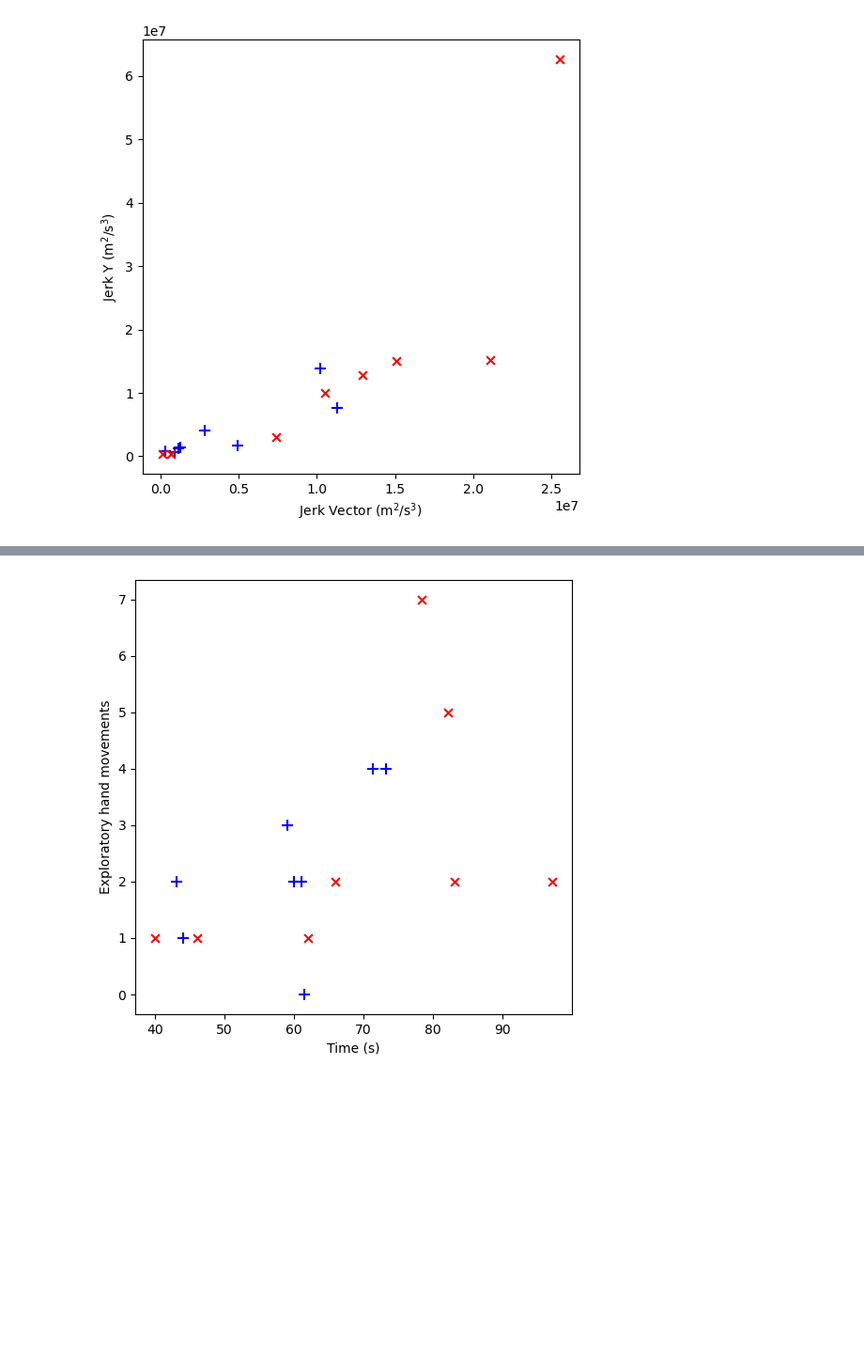
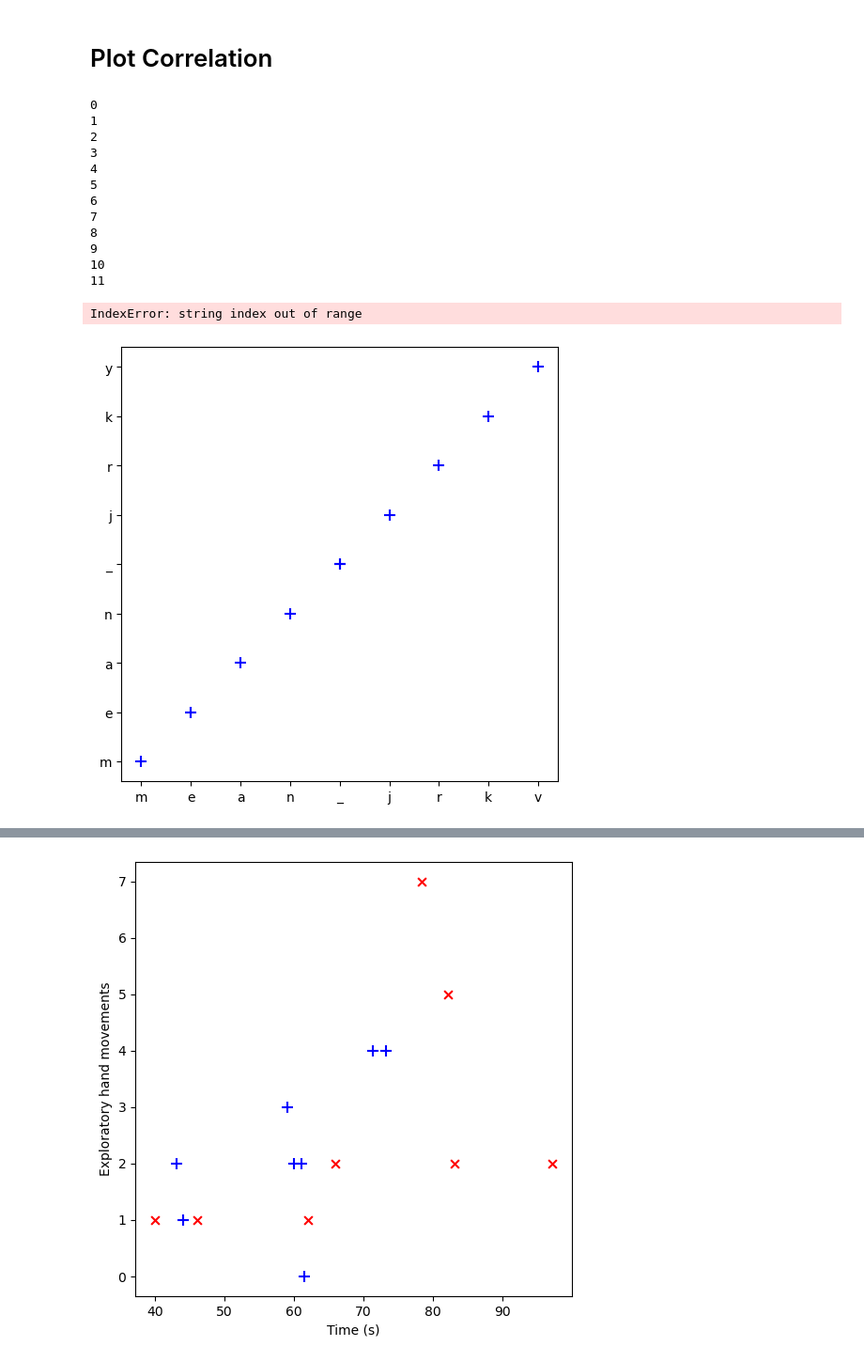
Before and after one commit to doertiboy/MasterStudy, a Jupyter notebook: Plotting.ipynb, the cells around one changed output, grey strips where cells are left out. Shown at 94% size. Cells and saved outputs as stored; diff of their text form; code cells hidden in the pictures; blank space fills up the shorter version.

Commit message:
edit plots

```diff
--- a/Plotting.ipynb
+++ b/Plotting.ipynb
@@ -49,7 +76,22 @@ def plotFeatures(feature_x, feature_y, label_x, label_y):
+# %% [markdown]
+# Plot Correlation
 # %%
-plotFeatures('mean_jerk_vector', 'mean_jerk_y', 'Jerk vector (dimensionless)', 'Jerk y (dimensionless)')
+plotFeatures('mean_jerk_vector', 'mean_jerk_y', 'Jerk vector (dimensionless)', 'Jerk y (dimensionless)', 'jerk_v_y')
 # %% [output]
+0
+1
+2
+3
+4
+5
+6
+7
+8
+9
+10
+11
+IndexError: string index out of range
-[figure, old version]
+[figure, new version]
 # %%
 plotFeatures('mean_jerk_vector', 'pos_peaks', 'Jerk (dimensionless)', 'Peaks')
 # %% [output]
```
Also changed, not shown: parts of 14 cells of this notebook, 28 other files.
